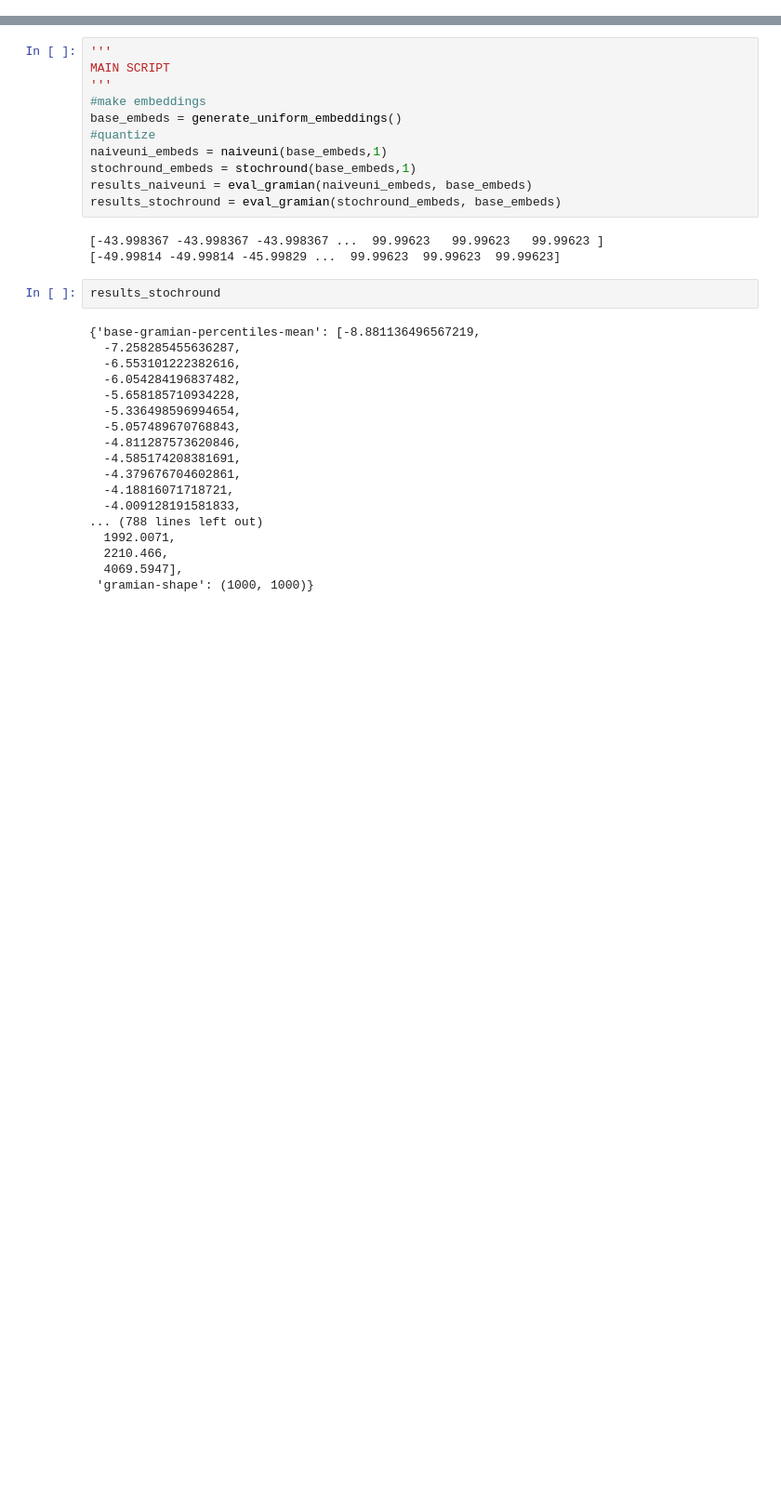
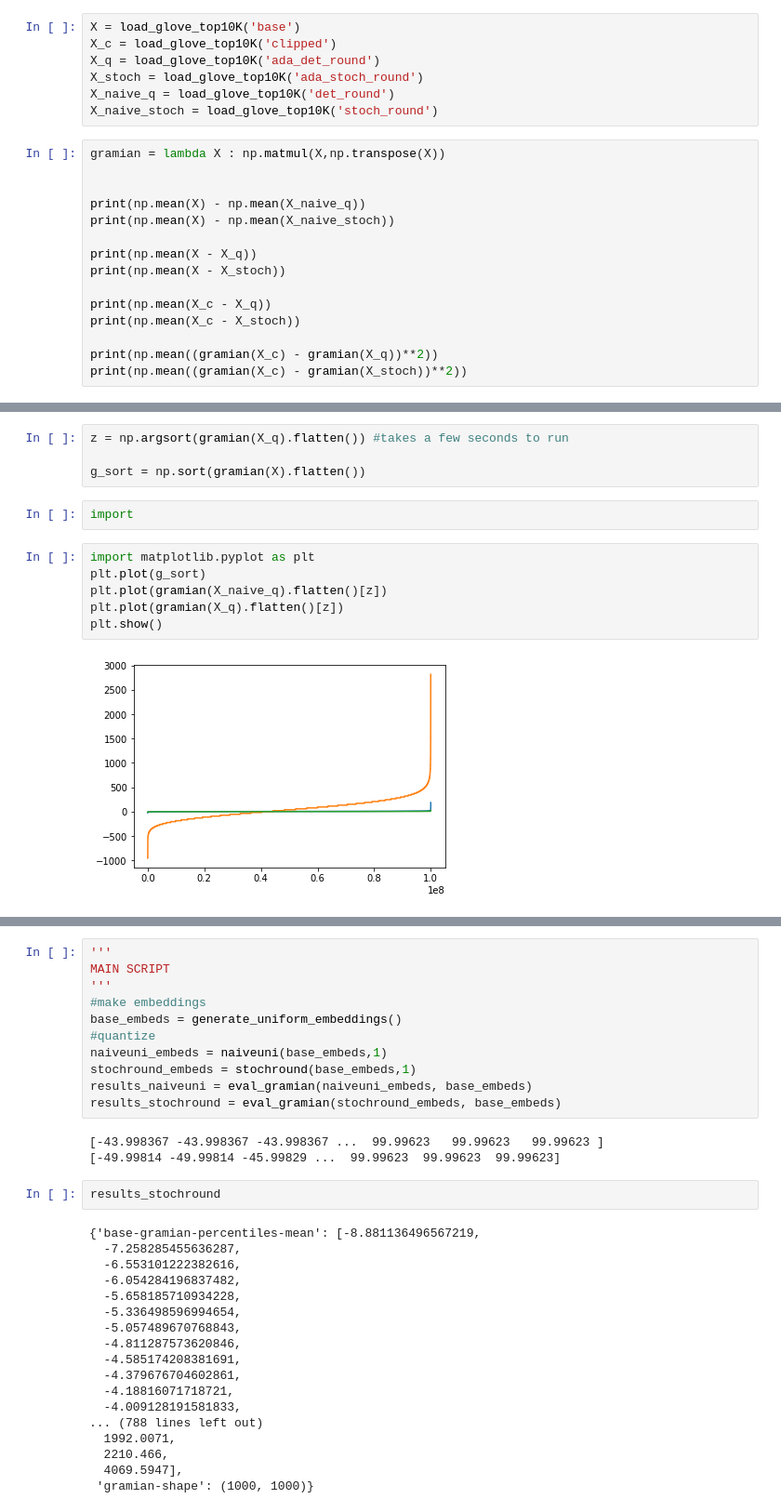
Before and after one commit to HazyResearch/smallfry, a Jupyter notebook: experiments/scripts/synthetics_for_gramian_study.ipynb, the cells around one changed output, grey strips where cells are left out. Shown: that part at 93% size. Cells and saved outputs as stored; diff of their text form; blank space fills up the shorter version.

```diff
--- a/experiments/scripts/synthetics_for_gramian_study.ipynb
+++ b/experiments/scripts/synthetics_for_gramian_study.ipynb
@@ -61,3 +194,25 @@ def eval_gramian(embeds, base_embeds):
     res_rtn['gramian-percentiles-dist-ratios'] = list(np.array(dist)/np.array(base_norms))
 
     return res_rtn
+# %%
+X = load_glove_top10K('base')
+X_c = load_glove_top10K('clipped')
+X_q = load_glove_top10K('ada_det_round')
+X_stoch = load_glove_top10K('ada_stoch_round')
+X_naive_q = load_glove_top10K('det_round')
+X_naive_stoch = load_glove_top10K('stoch_round')
+# %%
+gramian = lambda X : np.matmul(X,np.transpose(X))
+
+
+print(np.mean(X) - np.mean(X_naive_q))
+print(np.mean(X) - np.mean(X_naive_stoch))
+
+print(np.mean(X - X_q))
+print(np.mean(X - X_stoch))
+
+print(np.mean(X_c - X_q))
+print(np.mean(X_c - X_stoch))
+
+print(np.mean((gramian(X_c) - gramian(X_q))**2))
+print(np.mean((gramian(X_c) - gramian(X_stoch))**2))
@@ -64,2 +228,16 @@ def eval_gramian(embeds, base_embeds):
+# %%
+z = np.argsort(gramian(X_q).flatten()) #takes a few seconds to run
+
+g_sort = np.sort(gramian(X).flatten())
+# %%
+import
+# %%
+import matplotlib.pyplot as plt
+plt.plot(g_sort)
+plt.plot(gramian(X_naive_q).flatten()[z])
+plt.plot(gramian(X_q).flatten()[z])
+plt.show()
+# %% [output]
+[figure, added]
 # %%
 '''
```
Also changed, not shown: parts of 14 cells of this notebook, 2 other files.
